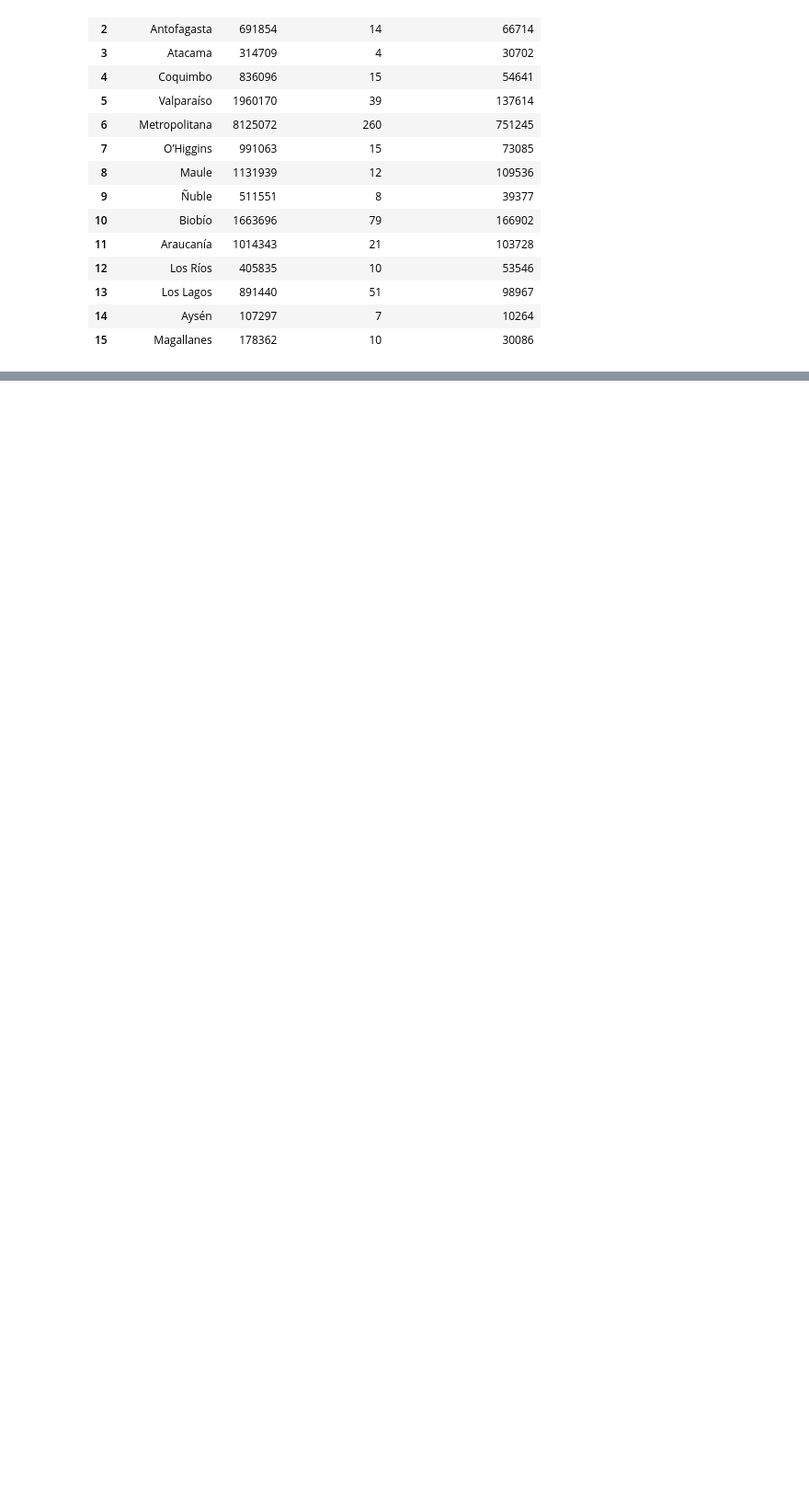
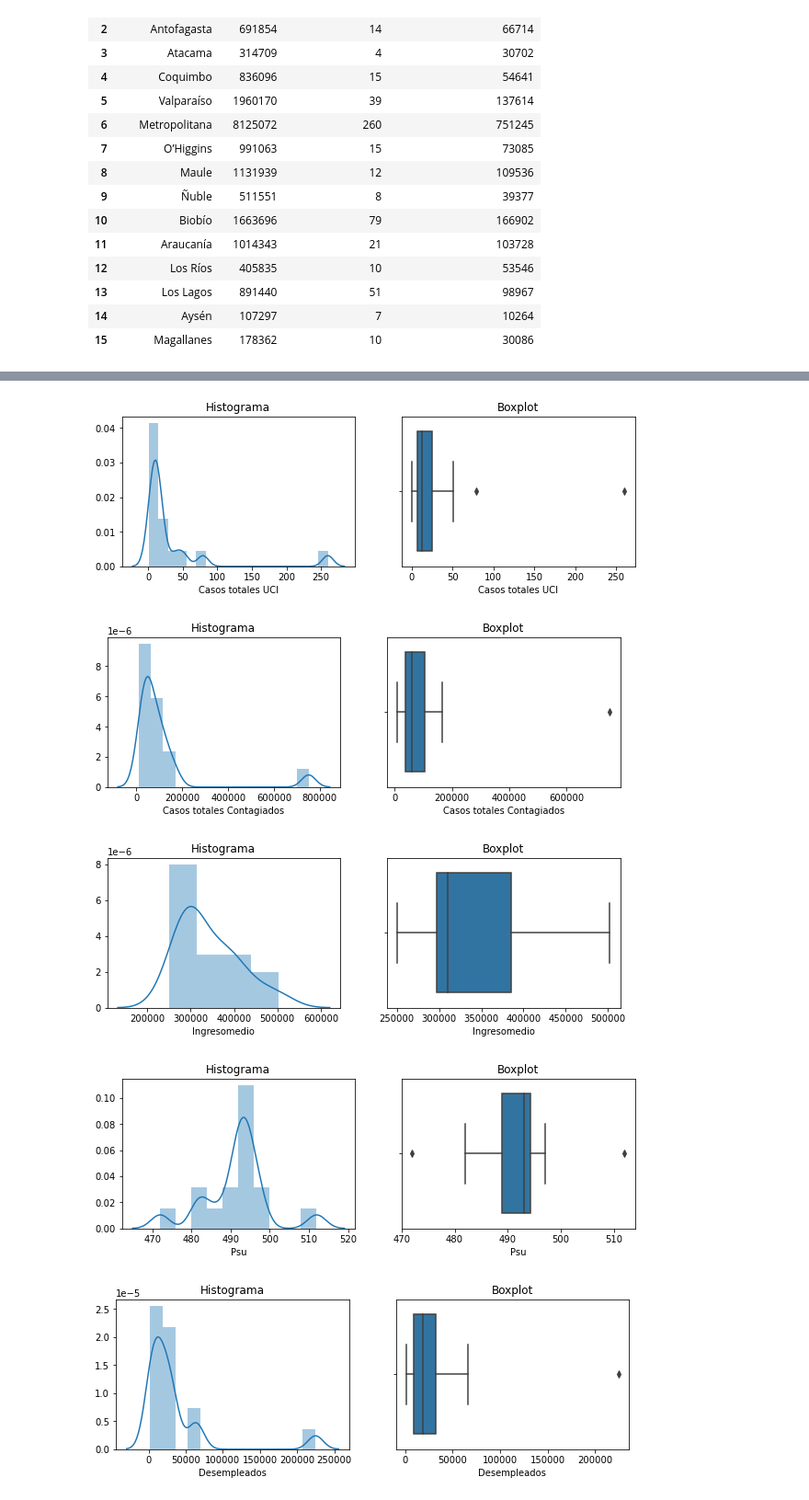
Before and after one commit to electronmaxi/Proyecto-IA, a Jupyter notebook: ProyectoIA.ipynb, the cells around one changed output, grey strips where cells are left out. Shown: that part at 92% size. Drawn from its saved outputs; the diff is of its cells as text; code cells hidden in the pictures; blank space fills up the shorter version.

```diff
--- a/ProyectoIA.ipynb
+++ b/ProyectoIA.ipynb
@@ -166,0 +171,6 @@ df3
+# %%
+df['Ingresomedio'] = df2['Ingresomedio']
+df['Psu'] = df2['Psu']
+df['Desempleados'] = df2['Desempleados']
+df['Inmigrante'] = df2['Inmigrante']
+df
@@ -166,0 +209,22 @@ df3
+# %%
+def graficos(var):
+    plt.figure(figsize=(10,3))
+    plt.subplot(1,2,1)
+    plt.title("Histograma")
+    sns.distplot(df[var]);
+    plt.subplot(1,2,2)
+    plt.title("Boxplot")
+    sns.boxplot(df[var]);
+# %%
+graficos("Casos totales UCI")
+graficos("Casos totales Contagiados")
+graficos("Ingresomedio")
+graficos("Psu")
+graficos("Desempleados")
+graficos("Inmigrante")
+# %% [output]
+[figure, added]
+[figure, added]
+[figure, added]
+[figure, added]
+[figure, added]
```
Also changed, not shown: parts of 9 cells of this notebook, 5 other files.
